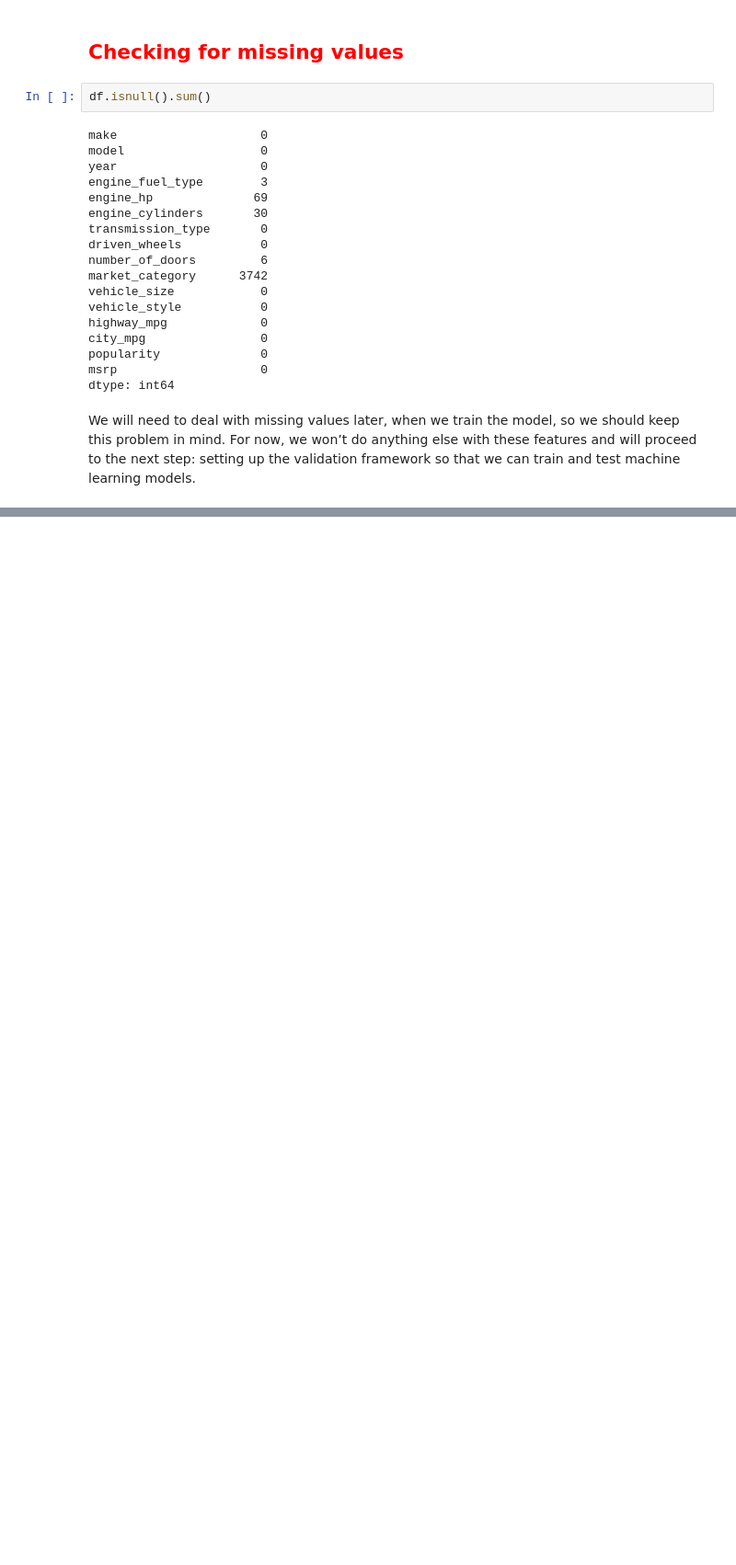
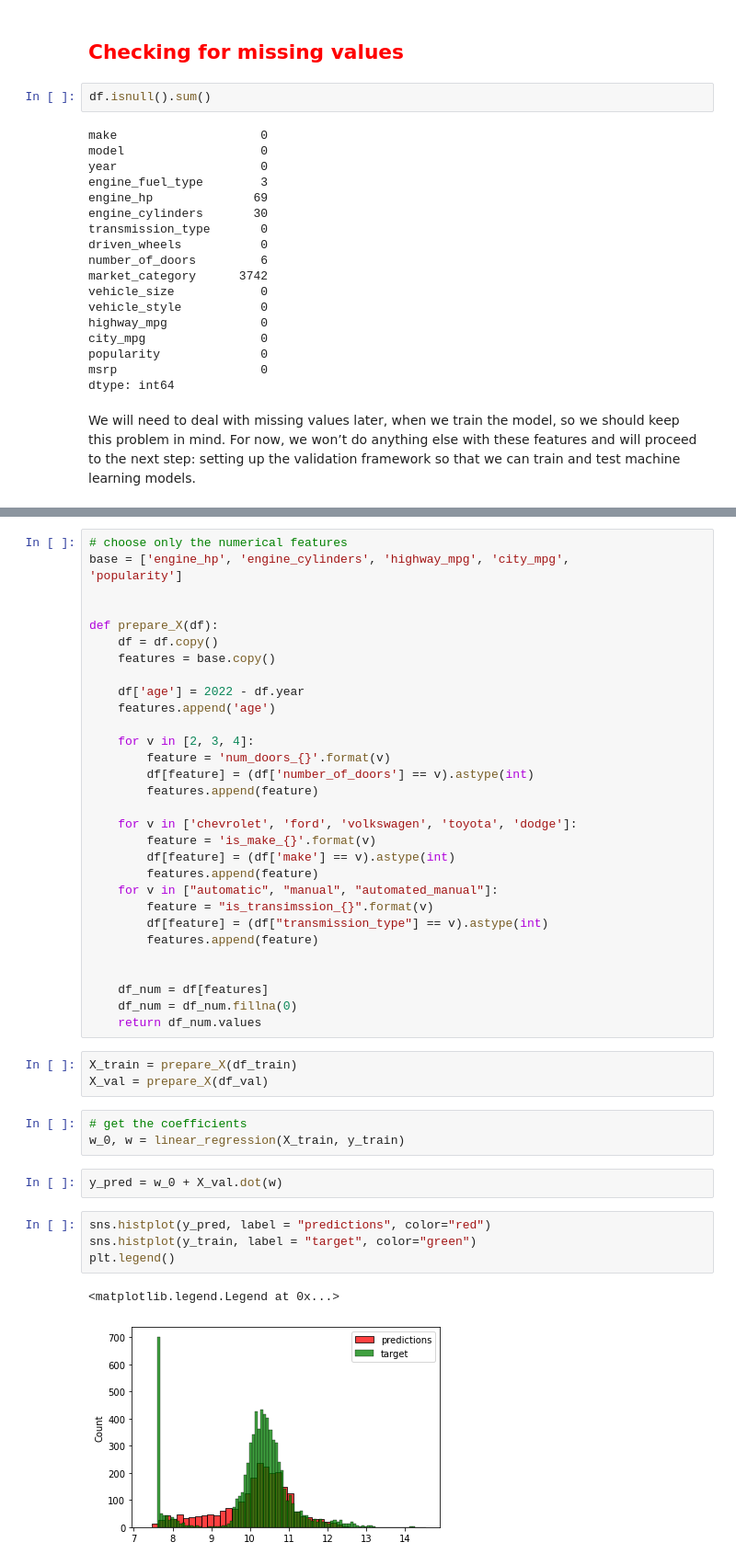
Before and after one commit to abdelhakim54/linear-regresion, a Jupyter notebook: linear-regression.ipynb, the cells around one changed output, grey strips where cells are left out. Shown: that part at 92% size. Drawn from its saved outputs; the diff is of its cells as text; blank space fills up the shorter version.

Commit message:
building linear regression model

```diff
--- a/linear-regression.ipynb
+++ b/linear-regression.ipynb
@@ -97,0 +198,46 @@ machine learning models.
+# %%
+# choose only the numerical features
+base = ['engine_hp', 'engine_cylinders', 'highway_mpg', 'city_mpg',
+'popularity']
+
+
+def prepare_X(df):
+    df = df.copy()
+    features = base.copy()
+
+    df['age'] = 2022 - df.year
+    features.append('age')
+
+    for v in [2, 3, 4]:
+        feature = 'num_doors_{}'.format(v)
+        df[feature] = (df['number_of_doors'] == v).astype(int)
+        features.append(feature)
+
+    for v in ['chevrolet', 'ford', 'volkswagen', 'toyota', 'dodge']:
+        feature = 'is_make_{}'.format(v)
+        df[feature] = (df['make'] == v).astype(int)
+        features.append(feature)
+    for v in ["automatic", "manual", "automated_manual"]:
+        feature = "is_transimssion_{}".format(v)
+        df[feature] = (df["transmission_type"] == v).astype(int)
+        features.append(feature)
+
+
+    df_num = df[features]
+    df_num = df_num.fillna(0)
+    return df_num.values
+# %%
+X_train = prepare_X(df_train)
+X_val = prepare_X(df_val)
+# %%
+# get the coefficients
+w_0, w = linear_regression(X_train, y_train)
+# %%
+y_pred = w_0 + X_val.dot(w)
+# %%
+sns.histplot(y_pred, label = "predictions", color="red")
+sns.histplot(y_train, label = "target", color="green")
+plt.legend()
+# %% [output]
+<matplotlib.legend.Legend at 0x...>
+[figure, added]
```
Also changed, not shown: parts of 17 cells of this notebook.
